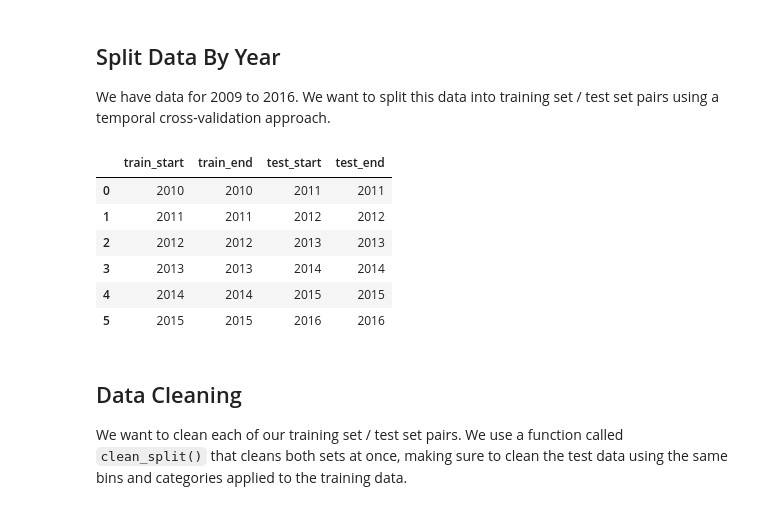
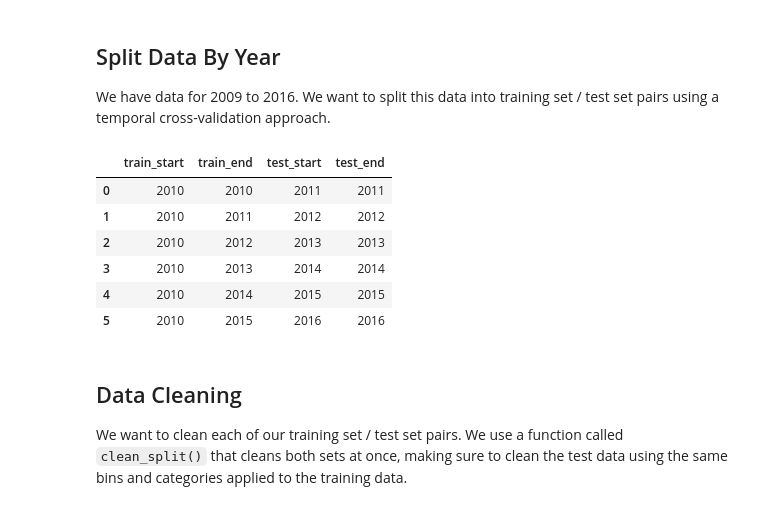
Before and after one commit to sinclairtarget/philly-evictions, a Jupyter notebook: analysis.ipynb, the cells around one changed output. Cells and saved outputs as stored; diff of their text form; code cells hidden in the pictures.

```diff
--- a/analysis.ipynb
+++ b/analysis.ipynb
@@ -27,16 +27,16 @@ df.head()
 We have data for 2009 to 2016. We want to split this data into training set /
 test set pairs using a temporal cross-validation approach.
 # %%
-splits = pipeline.split_by_year(df, colname='year_evictions')
+splits = pipeline.split_all_years(df, colname='year_evictions')
 pipeline.split_boundaries(splits, colname='year_evictions')
 # %% [output]
 |  | train_start | train_end | test_start | test_end |
 | 0 | 2010 | 2010 | 2011 | 2011 |
-| 1 | 2011 | 2011 | 2012 | 2012 |
-| 2 | 2012 | 2012 | 2013 | 2013 |
-| 3 | 2013 | 2013 | 2014 | 2014 |
-| 4 | 2014 | 2014 | 2015 | 2015 |
-| 5 | 2015 | 2015 | 2016 | 2016 |
+| 1 | 2010 | 2011 | 2012 | 2012 |
+| 2 | 2010 | 2012 | 2013 | 2013 |
+| 3 | 2010 | 2013 | 2014 | 2014 |
+| 4 | 2010 | 2014 | 2015 | 2015 |
+| 5 | 2010 | 2015 | 2016 | 2016 |
 # %% [markdown]
 ## Data Cleaning
 We want to clean each of our training set / test set pairs. We use a function
```
Also changed, not shown: parts of 3 cells of this notebook, 5 other files.
